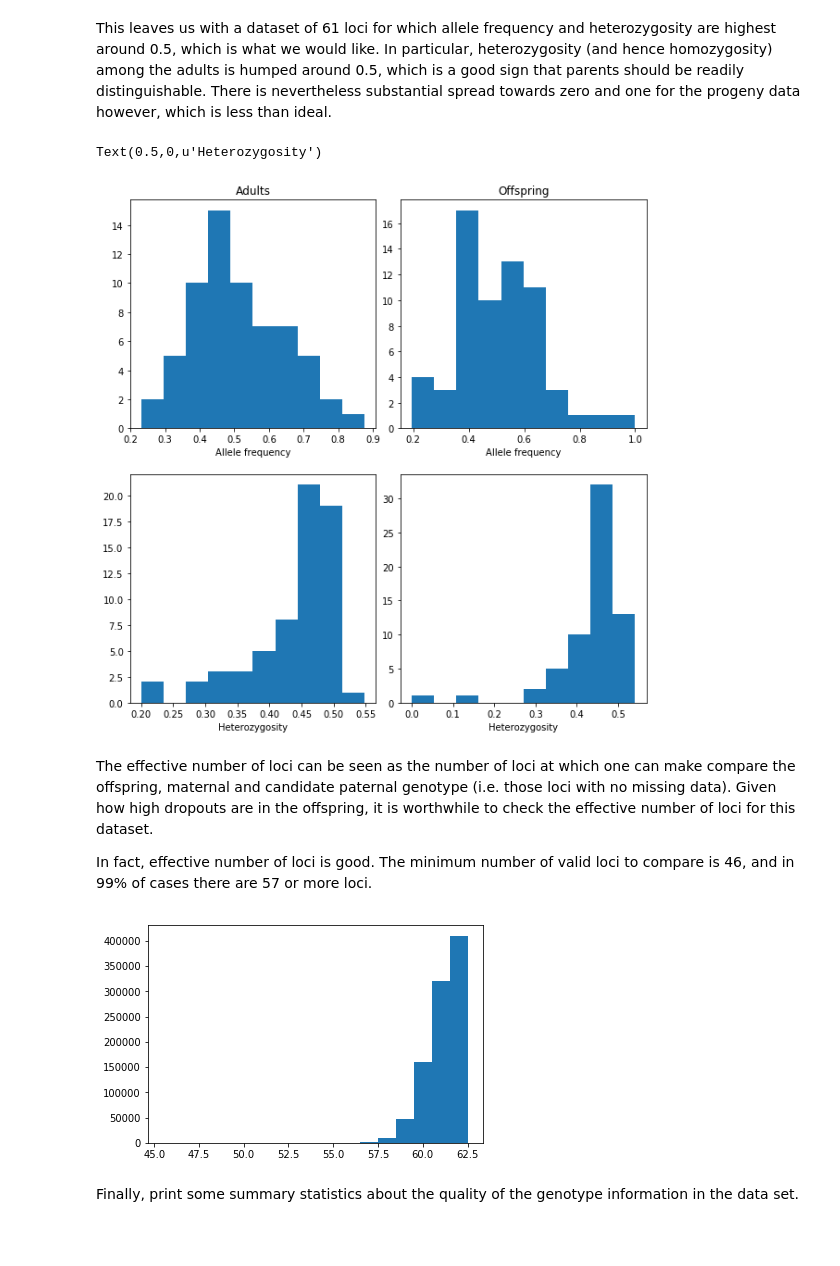
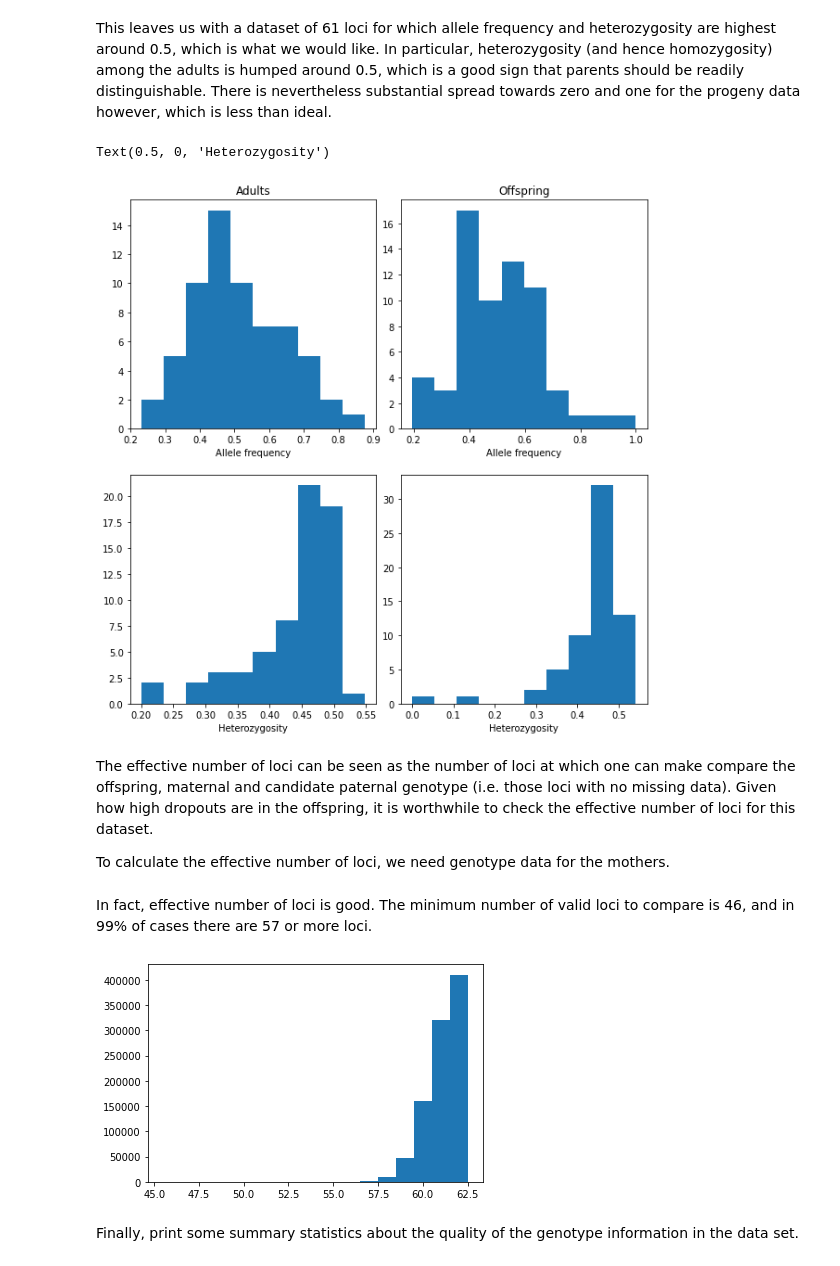
Before and after one commit to ellisztamas/faps, a Jupyter notebook: docs/tutorials/08_data_cleaning_in_Amajus.ipynb, the cells around one changed output. Saved outputs shown, nothing was run; the diff lists cells and outputs as text; code cells hidden in the pictures; blank space fills up the shorter version.

```diff
--- a/docs/tutorials/08_data_cleaning_in_Amajus.ipynb
+++ b/docs/tutorials/08_data_cleaning_in_Amajus.ipynb
@@ -22,8 +23,8 @@ Populating the interactive namespace from numpy and matplotlib
 # %% [markdown]
 Import genotype data for the reproductive adults and offspring. The latter includes information on the ID of the maternal mother.
 # %%
-progeny = read_genotypes('../manuscript_faps/data_files/offspring_SNPs_2012.csv', mothers_col=1, genotype_col=2)
-adults  = read_genotypes('../manuscript_faps/data_files/parents_SNPs_2012.csv')
+progeny = fp.read_genotypes('../../data/offspring_SNPs_2012.csv', mothers_col=1, genotype_col=2)
+adults  = fp.read_genotypes('../../data/parents_SNPs_2012.csv')
 
 iix = [i in adults.names for i in progeny.mothers.tolist()]
 progeny = progeny.subset(iix)
@@ -201,9 +190,9 @@ heto = fig.add_subplot(2,2,4)
 heto.hist(progeny.heterozygosity(0))
 heto.set_xlabel("Heterozygosity")
 # %% [output]
-Text(0.5,0,u'Heterozygosity')
+Text(0.5, 0, 'Heterozygosity')
-[figure, old version]
+[figure, new version]
 # %% [markdown]
 The effective number of loci can be seen as the number of loci at which one can make compare the offspring, maternal and candidate paternal genotype (i.e. those loci with no missing data). Given how high dropouts are in the offspring, it is worthwhile to check the effective number of loci for this dataset.
 
-In fact, effective number of loci is good. The minimum number of valid loci to compare is 46, and in 99% of cases there are 57 or more loci.
+To calculate the effective number of loci, we need genotype data for the mothers.
@@ -214,9 +206,11 @@ progeny = progeny.subset(ix)
+# %% [markdown]
+In fact, effective number of loci is good. The minimum number of valid loci to compare is 46, and in 99% of cases there are 57 or more loci.
 # %%
-mothers = adults.subset(progeny.parent_index('m', adults.names))
-neloci  = effective_nloci(progeny, mothers, adults)
+neloci  = fp.effective_nloci(progeny, mothers, adults)
+
 plt.hist(neloci.flatten(), bins=np.arange(45.5,63.5,1))
 plt.show()
 # %% [output]
-[figure, old version]
+[figure, new version]
 # %% [markdown]
 Finally, print some summary statistics about the quality of the genotype information in the data set.
```
Also changed, not shown: parts of 48 cells of this notebook, 14 other files.
